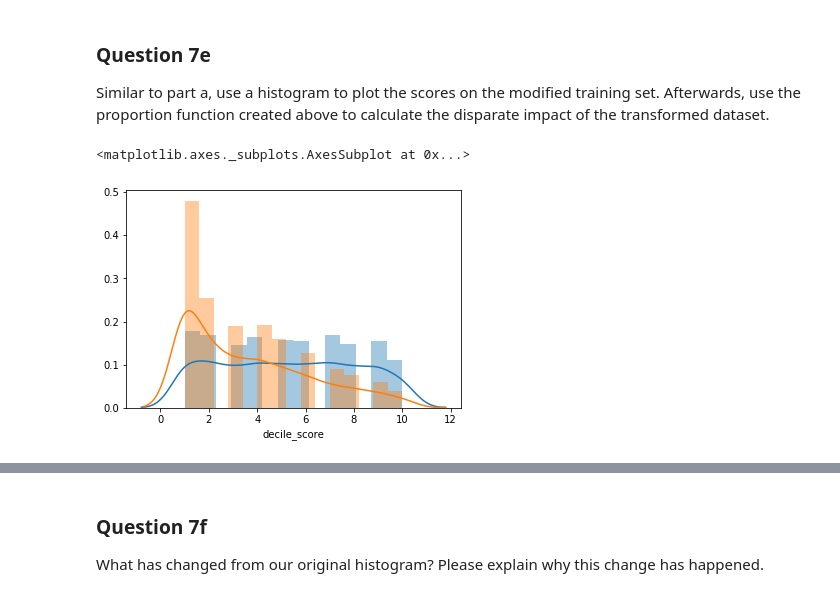
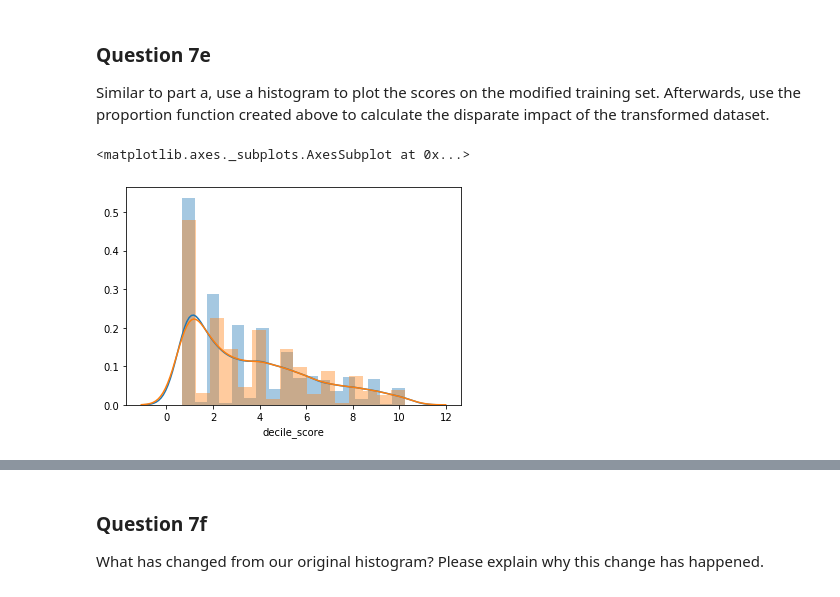
Before and after one commit to evanewsom/HCE-COMPAS, a Jupyter notebook: COMPAS Project.ipynb, the cells around one changed output, grey strips where cells are left out. Drawn from its saved outputs; the diff is of its cells as text; code cells hidden in the pictures.

Commit message:
second draft - fixed part 3 histogram

```diff
--- a/COMPAS Project.ipynb
+++ b/COMPAS Project.ipynb
@@ -495,9 +495,14 @@ In industry, if the proportion of unprivileged individuals receiving positive ou
 Create a Disparate Impact Remover type object and use the function fit_transform on our data. In order to do this you will need to first create a BinaryLabelDataset from our dataset to use for fit_transform. Check out the documentation [here](https://aif360.readthedocs.io/en/latest/modules/generated/aif360.datasets.BinaryLabelDataset.html#aif360.datasets.BinaryLabelDataset) to see how to implement this.
 # %%
 # Create new DataFrame with just the necessary columns - Only numeric values for race, decile score, and two year recid
+
+# The BinaryLabelDataset requires decile_scores to be continuous -->
+# Use this line of code noise = np.random.normal(0, 0.1, race_data.shape[0]) to add noise to your decile_score column
+
 race_data = select_data[(select_data["race"] == "Caucasian") | (select_data["race"] == "African-American")]
 race_col = pd.get_dummies(race_data, "race")["race_Caucasian"]
-decile_col = race_data["decile_score"]
+noise = np.random.normal(0, 0.1, race_data.shape[0])
+decile_col = race_data["decile_score"] + noise
 recid_col = race_data["two_year_recid"]
 new_df = pd.DataFrame({"race": race_col, "decile_score": decile_col, "two_year_recid": recid_col})
 
@@ -518,20 +523,15 @@ Similar to part a, use a histogram to plot the scores on the modified training s
 # %%
 # Transform output from DIRemover into usable DataFrame
 transformed_df = pd.DataFrame(np.hstack([transformed_data.features, transformed_data.labels]),
                               columns=["race","decile_score","two_year_recid"])
-transformed_df["race"] = transformed_df["race"].astype(int)
-transformed_df["decile_score"] = transformed_df["decile_score"].astype(int)
-transformed_df["two_year_recid"] = transformed_df["two_year_recid"].astype(int)
 
 unpriv_t = transformed_df[transformed_df["race"] == 1]
 priv_t = transformed_df[transformed_df["race"] == 0]
 sns.distplot(priv_t["decile_score"], hist=True, rug=False)
 sns.distplot(unpriv_t["decile_score"], hist=True, rug=False)
-
-# FIX: The graph comes out the same as before??
 # %% [output]
 <matplotlib.axes._subplots.AxesSubplot at 0x...>
-[figure, old version]
+[figure, new version]
 # %%
 # Calculate disparate impact
 prob_priv_t = proportion(transformed_df, 0)
```
Also changed, not shown: parts of 8 cells of this notebook.
